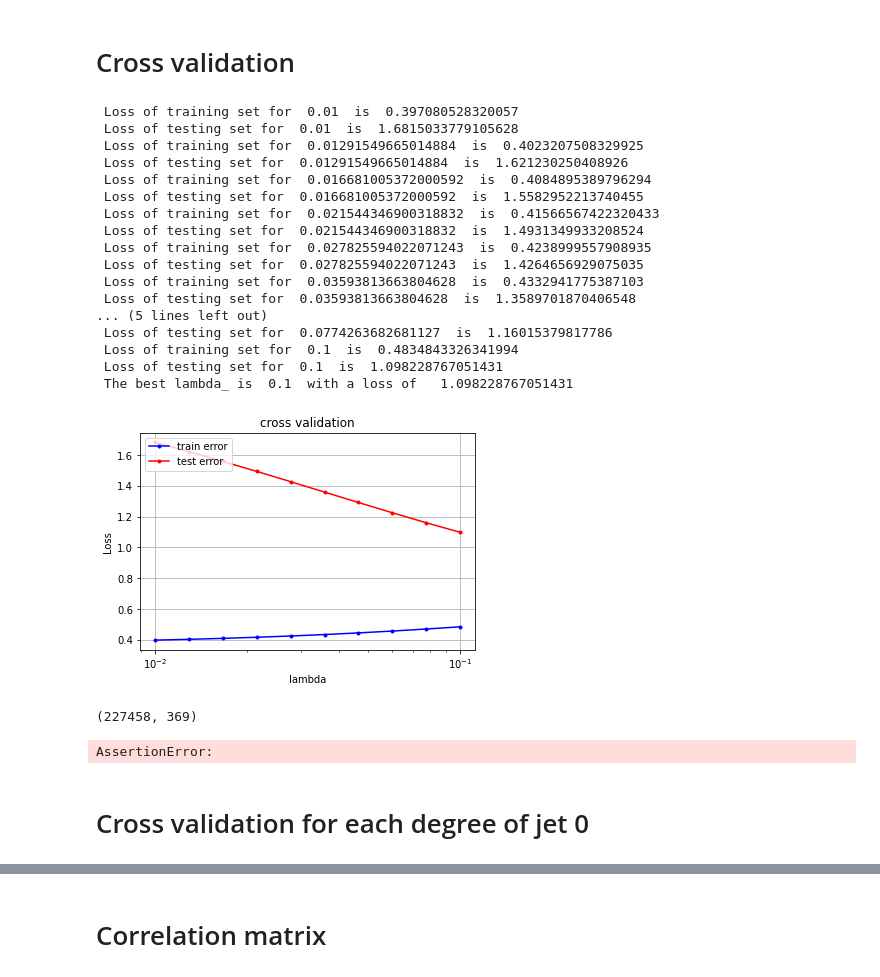
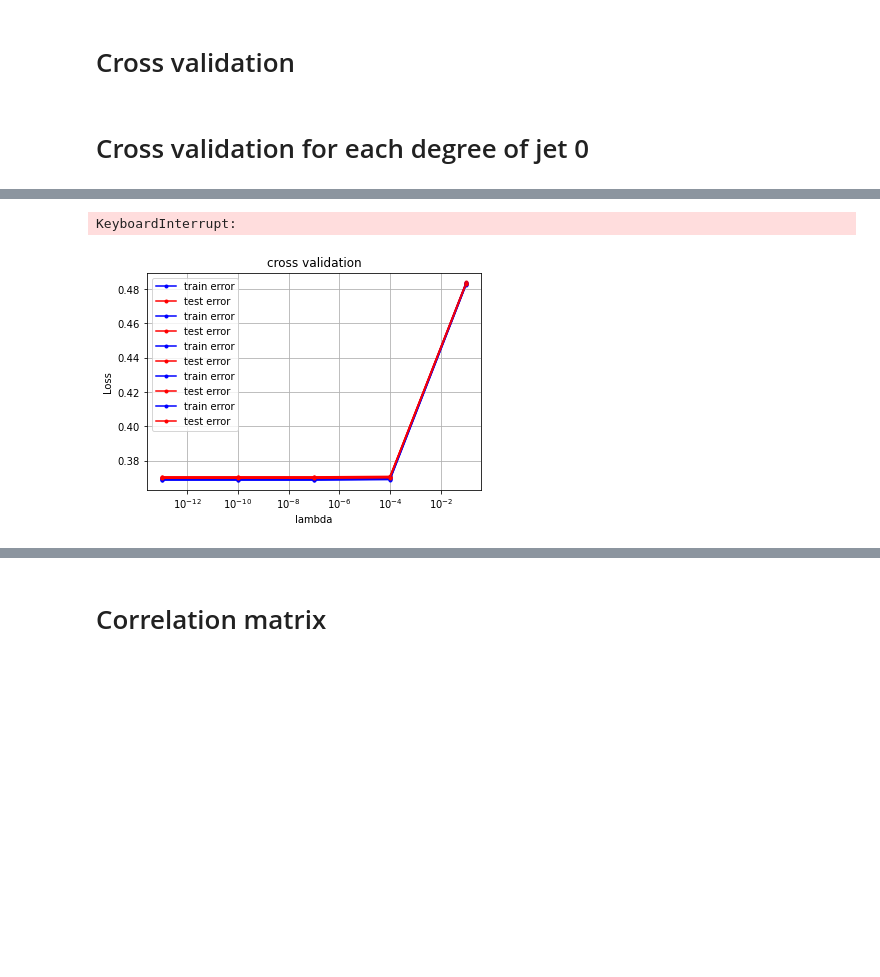
Before and after one commit to mkondracki/ML_project_1, a Jupyter notebook: projectML_.ipynb, the cells around one changed output, grey strips where cells are left out. Drawn from its saved outputs; the diff is of its cells as text; code cells hidden in the pictures; blank space fills up the shorter version.

```diff
--- a/projectML_.ipynb
+++ b/projectML_.ipynb
@@ -359,52 +325,2 @@ x_tr_0 = x_tr_split[0]
-# %%
-lambdas = np.logspace(-2, -1, 10)
-gamma = 10**(-1)
-
-#rename variable
-x_tr_0 = x_tr_split[0]
-y_tr_0 = y_tr_split[0]
-
-x_te_0 = x_te_split[0]
-y_te_0 = y_te_split[0]
-
-#preprocessing
-x_tr_0 = build_poly(x_tr_0,4)
-x_tr_0 = standardize(x_tr_0)
-
-x_te_0 = build_poly(x_te_0,4)
-x_te_0 = standardize(x_te_0)
-
-initial_w = np.full(x_tr_0.shape[1], 0.1)
-
-
-best_lambda, best_loss =cross_validation_lambdas_with_set(y_tr_0, x_tr_0,y_te_0, x_te_0,lambdas, gamma)
-# %% [output]
- Loss of training set for  0.01  is  0.397080528320057
- Loss of testing set for  0.01  is  1.6815033779105628
- Loss of training set for  0.01291549665014884  is  0.4023207508329925
- Loss of testing set for  0.01291549665014884  is  1.621230250408926
- Loss of training set for  0.016681005372000592  is  0.4084895389796294
- Loss of testing set for  0.016681005372000592  is  1.5582952213740455
- Loss of training set for  0.021544346900318832  is  0.41566567422320433
- Loss of testing set for  0.021544346900318832  is  1.4931349933208524
- Loss of training set for  0.027825594022071243  is  0.4238999557908935
- Loss of testing set for  0.027825594022071243  is  1.4264656929075035
- Loss of training set for  0.03593813663804628  is  0.4332941775387103
- Loss of testing set for  0.03593813663804628  is  1.3589701870406548
-... (5 lines left out)
- Loss of testing set for  0.0774263682681127  is  1.16015379817786
- Loss of training set for  0.1  is  0.4834843326341994
- Loss of testing set for  0.1  is  1.098228767051431
- The best lambda_ is  0.1  with a loss of   1.098228767051431
-[figure, removed]
-# %%
-
-print(x_te_0.shape)
-loss_tr = compute_loss(y_tr_0, x_tr_0, w, "negative_log_likelihood")
-loss_te = compute_loss(y_te_0, x_te_0, w, "negative_log_likelihood")
-print(loss_tr)
-# %% [output]
-(227458, 369)
-AssertionError:
 # %% [markdown]
 # Cross validation for each degree of jet 0
@@ -414,10 +328,10 @@ x_pp = build_poly(x_tr_0, 3)
 x_tr_0 = x_tr_split[0]
 y_tr_0 = y_tr_split[0]
 
-lambdas = np.logspace(-10, 0, 5)
+lambdas = np.logspace(-13, -1, 5)
 gamma = 10**(-1)
-degrees = np.arange(5,10)
-k_fold = 3
+degrees = np.arange(4,10)
+k_fold = 10
 
-cross_validation_degree_ (y_tr_0, x_tr_0, degrees, k_fold, lambdas, gamma)
+best_degree, best_lambda, best_loss = cross_validation_degree_ (y_tr_0, x_tr_0, degrees, k_fold, lambdas, gamma)
 # %% [output]
@@ -441,0 +355,2 @@ The loss for lambda  1e-05 is   0.3764509458491563
+KeyboardInterrupt:
+[figure, added]
```
Also changed, not shown: parts of 36 cells of this notebook, 3 other files.
